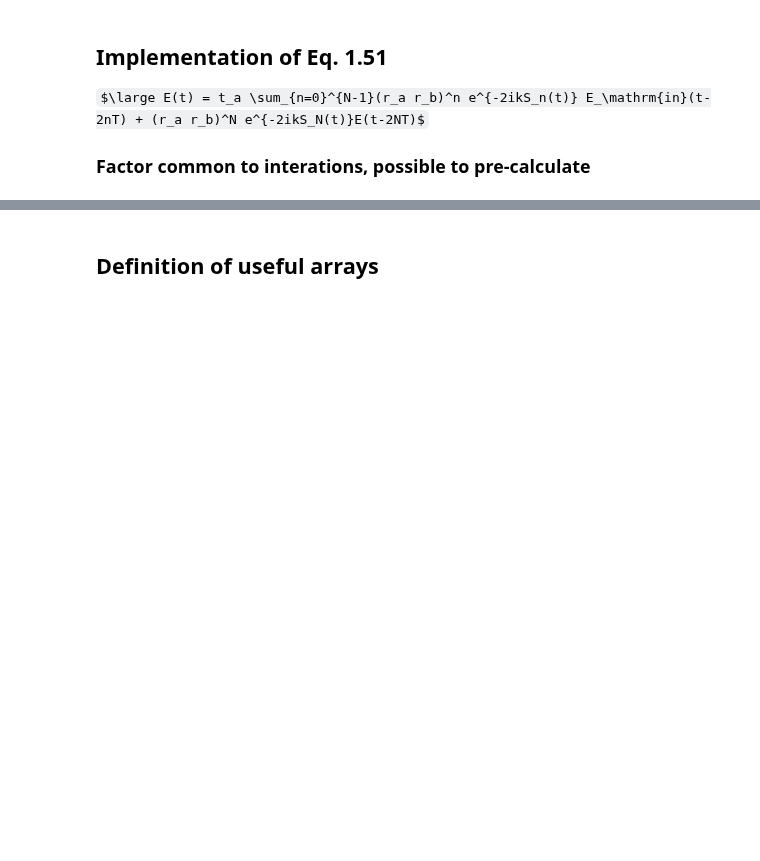
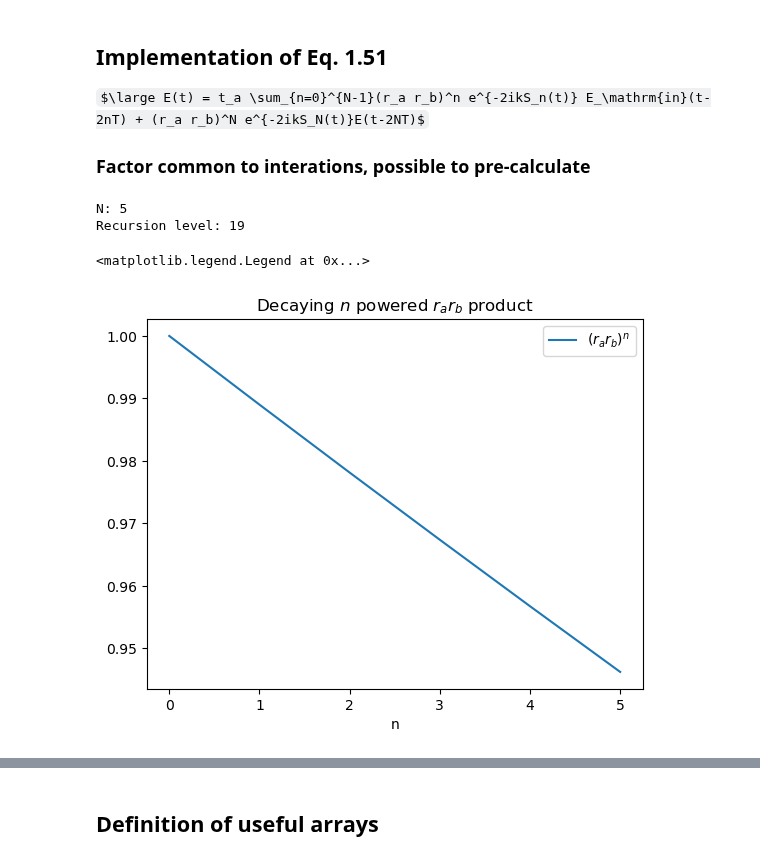
Before and after one commit to matib12/oreonspy, a Jupyter notebook: nb/FP cavity dynamics.ipynb, the cells around one changed output, grey strips where cells are left out. Cells and saved outputs as stored; diff of their text form; code cells hidden in the pictures; some formulas as TeX source; blank space fills up the shorter version.

```diff
--- a/nb/FP cavity dynamics.ipynb
+++ b/nb/FP cavity dynamics.ipynb
@@ -88,11 +92,16 @@ class cavity():
     def tau(self):
         return 2. * self.T * self.N_eff()
 
+    def gain(self):
+        return self.t_a / (1. - self.r_a*self.r_b)
+
     def print_params(self):
         print("Coefficient of finesse: {0:.2f}".format(self.F()))
-        print("Round-trip time: {0:.2e}".format(self.T))
-        print("Tau_s: {0:.2e}".format(self.tau_s()))
+        print("Half round-trip time: {0:.2e} [s]".format(self.T))
+        print("Effective number of photon round trip: {0:d}".format(self.N_eff()))
+        print("Tau_s: {0:.2e} [s]".format(self.tau_s()))
         print("Finesse: {0:.2f}".format(self.Finesse()))
+        print("Gain: {0:.2f}".format(self.gain()))
 # %%
 # LASER
 E_in_avg = 1  #
@@ -256,15 +306,28 @@ $\large E(t) = t_a \sum_{n=0}^{N-1}(r_a r_b)^n e^{-2ikS_n(t)} E_\mathrm{in}(t-2n
 
 ### Factor common to interations, possible to pre-calculate
 # %%
-N = N_eff(r_a, r_b) * 5  # Seems reasonable to sum up to 5 to 10 N_eff.
+# Free parameter
+f_calc = 1.e3
+
+Theta = 1./f_calc
+N = int(np.ceil(Theta/(2.*ARM.T)))
+recursion_level = int(np.ceil(10.*ARM.tau()/Theta))
+
+print("N: {0}".format(N))
+print("Recursion level: {0}".format(rec_level))
 
 n = np.arange(0, N+1, 1)
-rarbn = np.power(r_a*r_b, n)
+rarbn = np.power(ARM.r_a*ARM.r_b, n)
 
 plt.plot(rarbn, label="$(r_a r_b)^n$")
 plt.title("Decaying $n$ powered $r_a r_b$ product")
 plt.xlabel("n")
 plt.legend()
+# %% [output]
+N: 5
+Recursion level: 19
+<matplotlib.legend.Legend at 0x...>
+[figure, added]
 # %%
 e2iknL = np.exp(-2.j*k*(n-1.)*L)  # Convert to the case when: L is multiple of lambd
 
```
Also changed, not shown: parts of 31 cells of this notebook.
